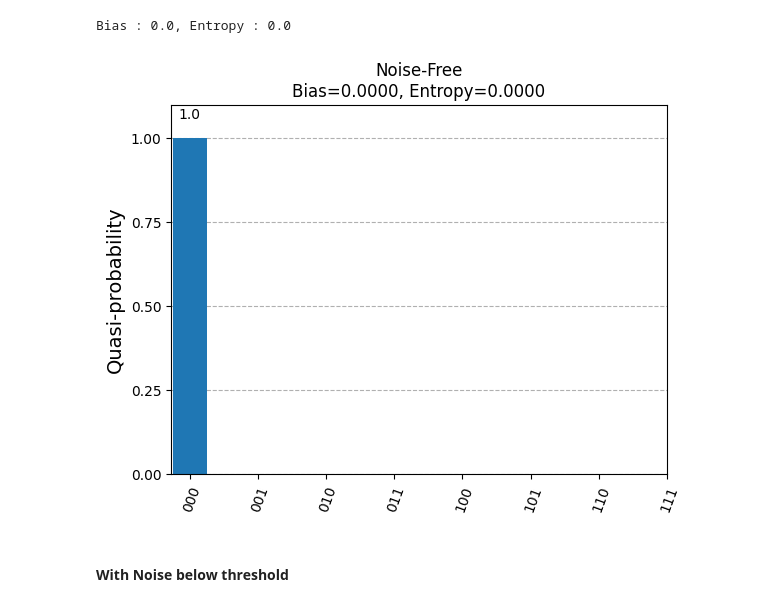
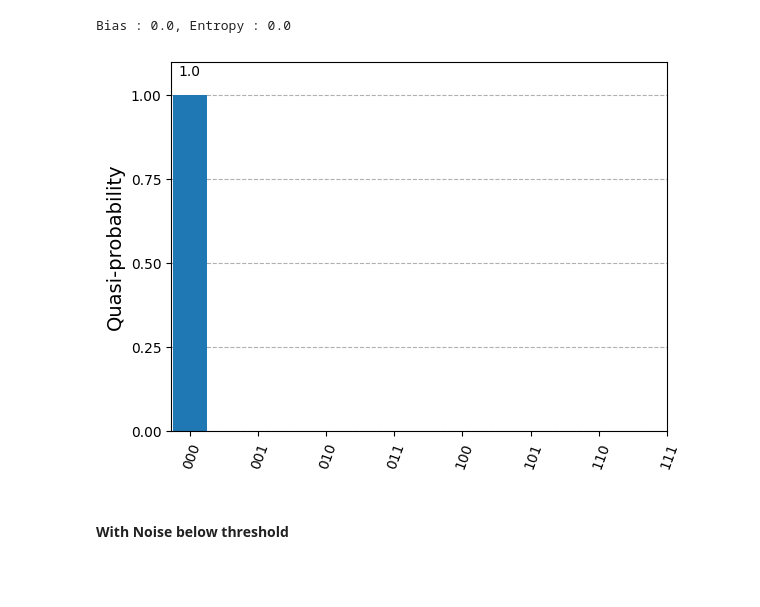
Before and after one commit to Ahmik-Virani/Differentiating-Quantum-Bug-From-Noise-Statistical-Approach, a Jupyter notebook: DJA_case_study.ipynb, the cells around one changed output. Cells and saved outputs as stored; diff of their text form; code cells hidden in the pictures; blank space fills up the shorter version.

```diff
--- a/DJA_case_study.ipynb
+++ b/DJA_case_study.ipynb
@@ -318,16 +321,17 @@ for key, val in dist_cons_nonoise.items():
 # %% [output]
 Bias : 0.0, Entropy : 0.0
 # %%
-fig_cons_nonoise = plot_histogram(dist_cons_nonoise, title=f"Noise-Free\nBias={arr_cons_nonoise[0]:.4f}, Entropy={arr_cons_nonoise[1]:.4f}")
+# fig_cons_nonoise = plot_histogram(dist_cons_nonoise, title=f"Noise-Free\nBias={arr_cons_nonoise[0]:.4f}, Entropy={arr_cons_nonoise[1]:.4f}")
+fig_cons_nonoise = plot_histogram(dist_cons_nonoise)
 
 # Set the y-axis range to go up to 1
 ax = fig_cons_nonoise.gca()  # Get the current axes
 ax.set_ylim(0, 1.1)  # Set y-axis limits
 
 # Show the modified plot
 fig_cons_nonoise.show()
 # %% [output]
-[figure, old version]
+[figure, new version]
 # %% [markdown]
 #### With Noise below threshold
 # %%
```
Also changed, not shown: parts of 36 cells of this notebook, 22 other files.
